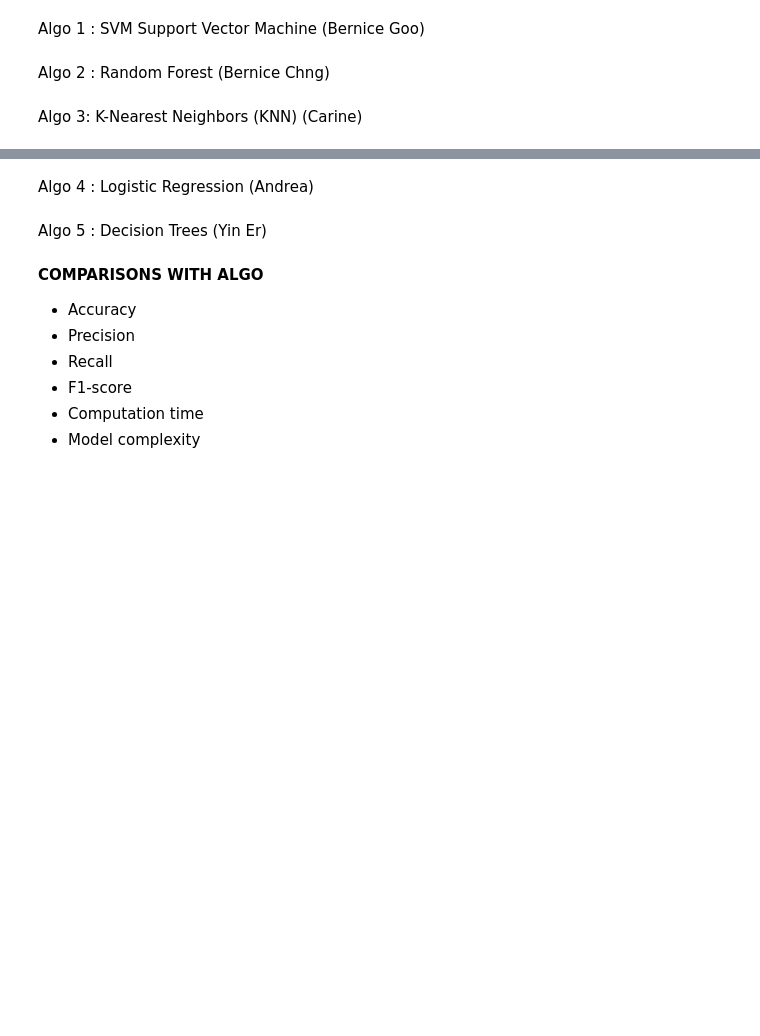
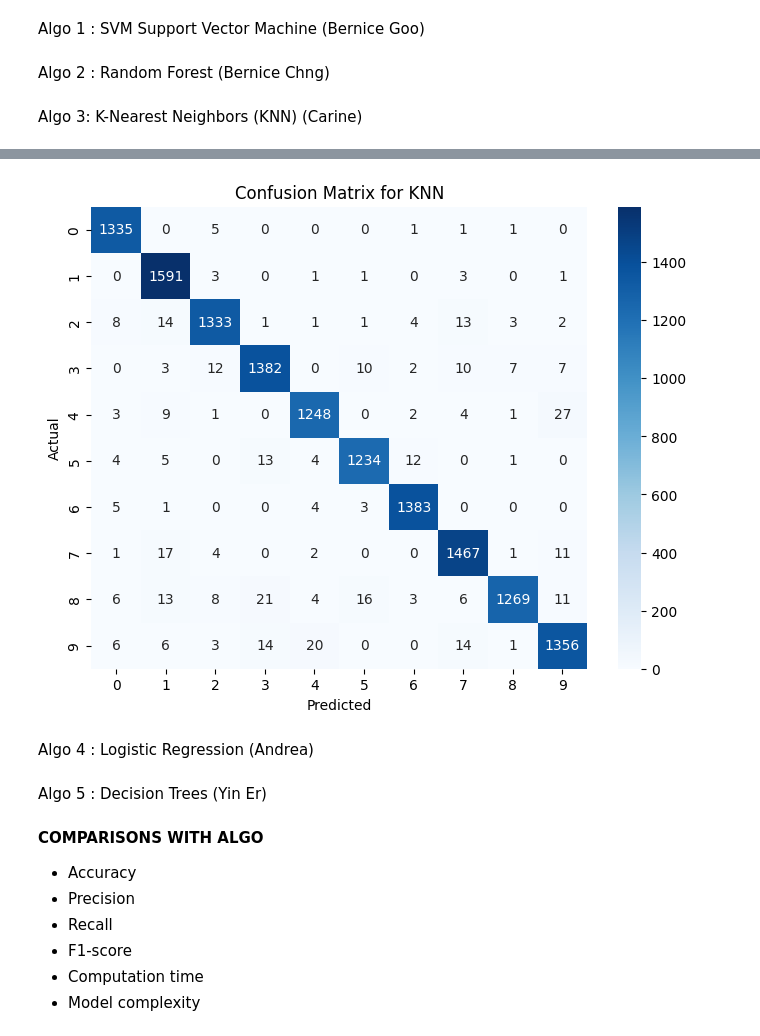
Before and after one commit to Eerraaaa/INF2008ML, a Jupyter notebook: main.ipynb, the cells around one changed output, grey strips where cells are left out. Drawn from its saved outputs; the diff is of its cells as text; code cells hidden in the pictures; blank space fills up the shorter version.

```diff
--- a/main.ipynb
+++ b/main.ipynb
@@ -103,3 +132,68 @@ Algo 1 : SVM Support Vector Machine (Bernice Goo)
 Algo 2 : Random Forest (Bernice Chng)
 # %% [markdown]
 Algo 3: K-Nearest Neighbors (KNN) (Carine)
+# %%
+import time
+
+# K-Nearest Neighbors (KNN) Model with Hyperparameter Tuning
+
+# Define the parameter grid for KNN
+param_grid = {'n_neighbors': [3, 5, 7, 9, 11]}
+
+# Initialize KNN model
+knn = KNeighborsClassifier()
+
+# Use GridSearchCV to find the best hyperparameters
+grid_search = GridSearchCV(knn, param_grid, cv=5, scoring='accuracy', n_jobs=-1)
+
+# Start time for training
+start_time = time.time()
+grid_search.fit(X_train, y_train)
+training_time = time.time() - start_time
+
+# Best hyperparameters
+best_params = grid_search.best_params_
+print(f"Best Parameters: {best_params}")
+
+# Train the best KNN model
+best_knn = grid_search.best_estimator_
+
+# Start time for prediction
+start_time = time.time()
+y_pred = best_knn.predict(X_test)
+prediction_time = time.time() - start_time
+
+# Evaluate the model
+accuracy = accuracy_score(y_test, y_pred)
+classification_rep = classification_report(y_test, y_pred, output_dict=True)
+
+# Extracting precision, recall, and F1-score (averaged)
+precision = classification_rep["weighted avg"]["precision"]
+recall = classification_rep["weighted avg"]["recall"]
+f1_score = classification_rep["weighted avg"]["f1-score"]
+
+# Model complexity: Number of neighbors
+model_complexity = best_params["n_neighbors"]
+
+# Print evaluation metrics
+print(f"KNN Model Accuracy: {accuracy * 100:.2f}%")
+print(f"Precision: {precision * 100:.2f}%")
+print(f"Recall: {recall * 100:.2f}%")
+print(f"F1-score: {f1_score * 100:.2f}%")
+print(f"Training Time: {training_time:.4f} seconds")
+print(f"Prediction Time: {prediction_time:.4f} seconds")
+print(f"Model Complexity (Number of Neighbors): {model_complexity}")
+
+# Display classification report
+print("Detailed Classification Report:")
+print(classification_report(y_test, y_pred))
+
+# Display confusion matrix
+plt.figure(figsize=(8, 6))
+sns.heatmap(confusion_matrix(y_test, y_pred), annot=True, fmt="d", cmap="Blues",
+            xticklabels=range(10), yticklabels=range(10))
+plt.xlabel("Predicted")
+plt.ylabel("Actual")
+plt.title("Confusion Matrix for KNN")
+plt.show()
+# %% [output]
@@ -106,3 +217,4 @@ Algo 3: K-Nearest Neighbors (KNN) (Carine)
+[figure, added]
 # %% [markdown]
 Algo 4 : Logistic Regression (Andrea)
 # %% [markdown]
```
Also changed, not shown: parts of 7 cells of this notebook.
